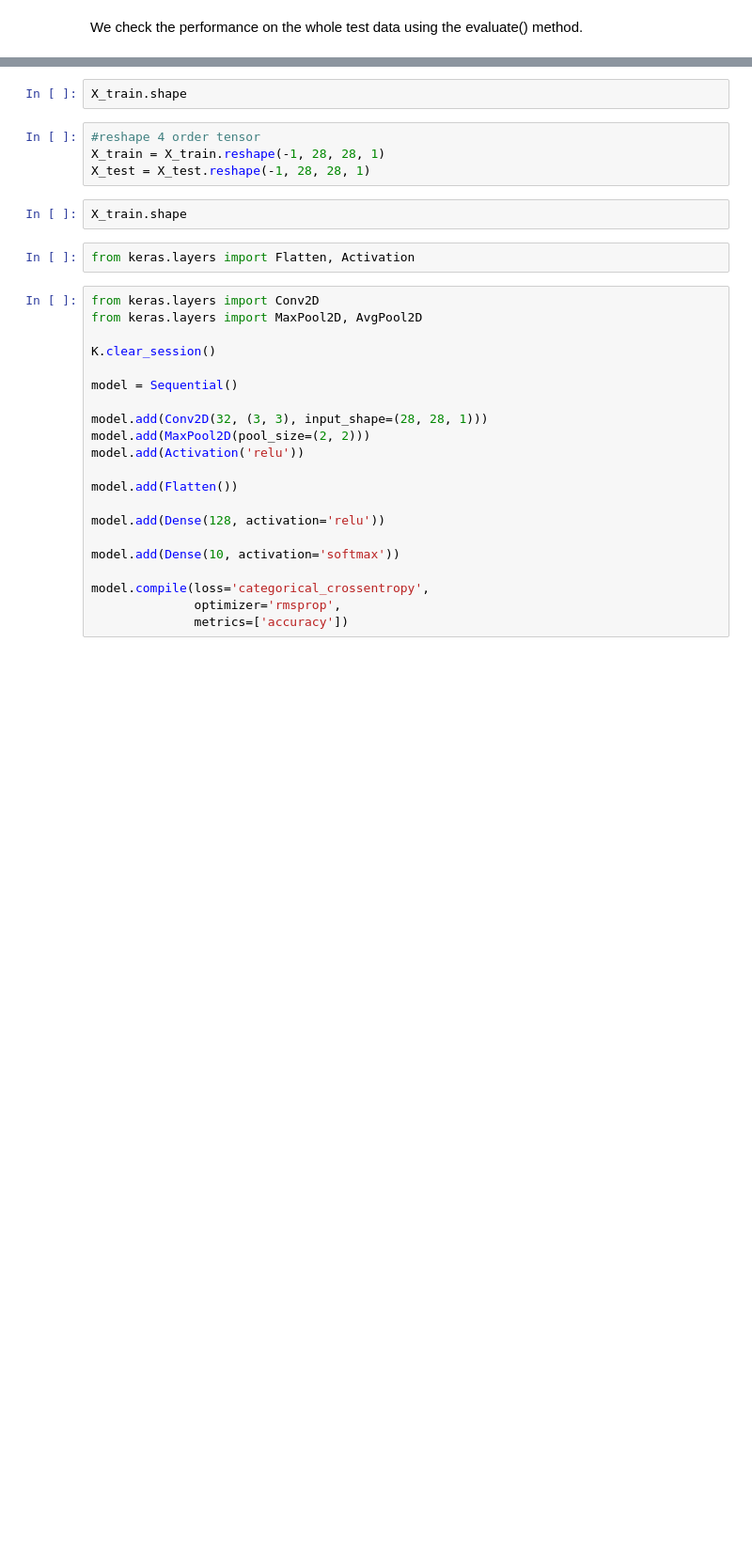
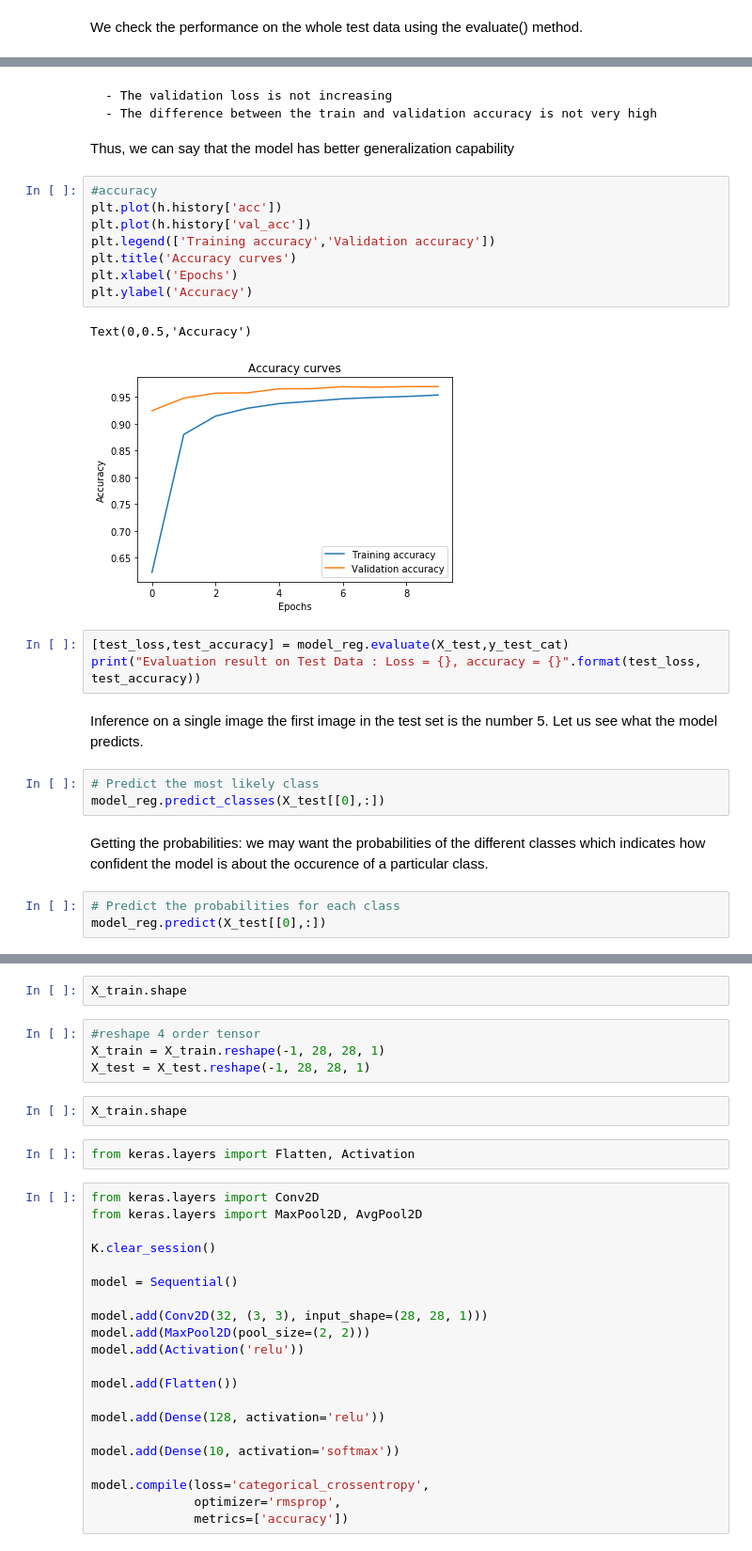
Before and after one commit to lakshmipriya04/DeepLearning, a Jupyter notebook: CNN/digit recognizer.ipynb, the cells around one changed output, grey strips where cells are left out. Shown at 94% size. Drawn from its saved outputs; the diff is of its cells as text; blank space fills up the shorter version.

```diff
--- a/CNN/digit recognizer.ipynb
+++ b/CNN/digit recognizer.ipynb
@@ -198,0 +299,31 @@ print("Evaluation result on Test Data : Loss = {}, accuracy = {}".format(test_lo
+# %% [markdown]
+    - The validation loss is not increasing
+    - The difference between the train and validation accuracy is not very high
+
+Thus, we can say that the model has better generalization capability
+# %%
+#accuracy
+plt.plot(h.history['acc'])
+plt.plot(h.history['val_acc'])
+plt.legend(['Training accuracy','Validation accuracy'])
+plt.title('Accuracy curves')
+plt.xlabel('Epochs')
+plt.ylabel('Accuracy')
+# %% [output]
+Text(0,0.5,'Accuracy')
+[figure, added]
+# %%
+[test_loss,test_accuracy] = model_reg.evaluate(X_test,y_test_cat)
+print("Evaluation result on Test Data : Loss = {}, accuracy = {}".format(test_loss, test_accuracy))
+# %% [markdown]
+Inference on a single image
+the first image in the test set is the number 5. Let us see what the model predicts.
+# %%
+# Predict the most likely class
+model_reg.predict_classes(X_test[[0],:])
+# %% [markdown]
+Getting the probabilities:
+we may want the probabilities of the different classes which indicates how confident the model is about the occurence of a particular class.
+# %%
+# Predict the probabilities for each class
+model_reg.predict(X_test[[0],:])
```
Also changed, not shown: parts of 12 cells of this notebook.
